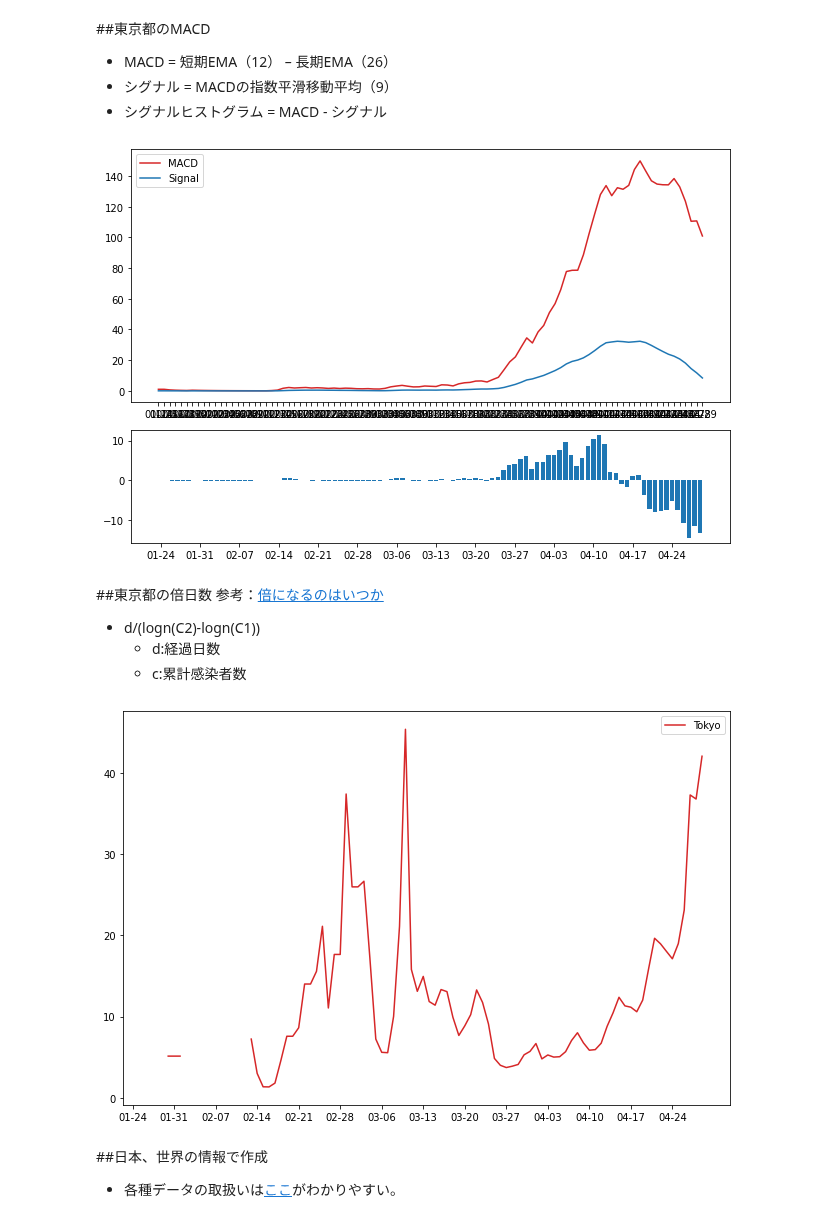
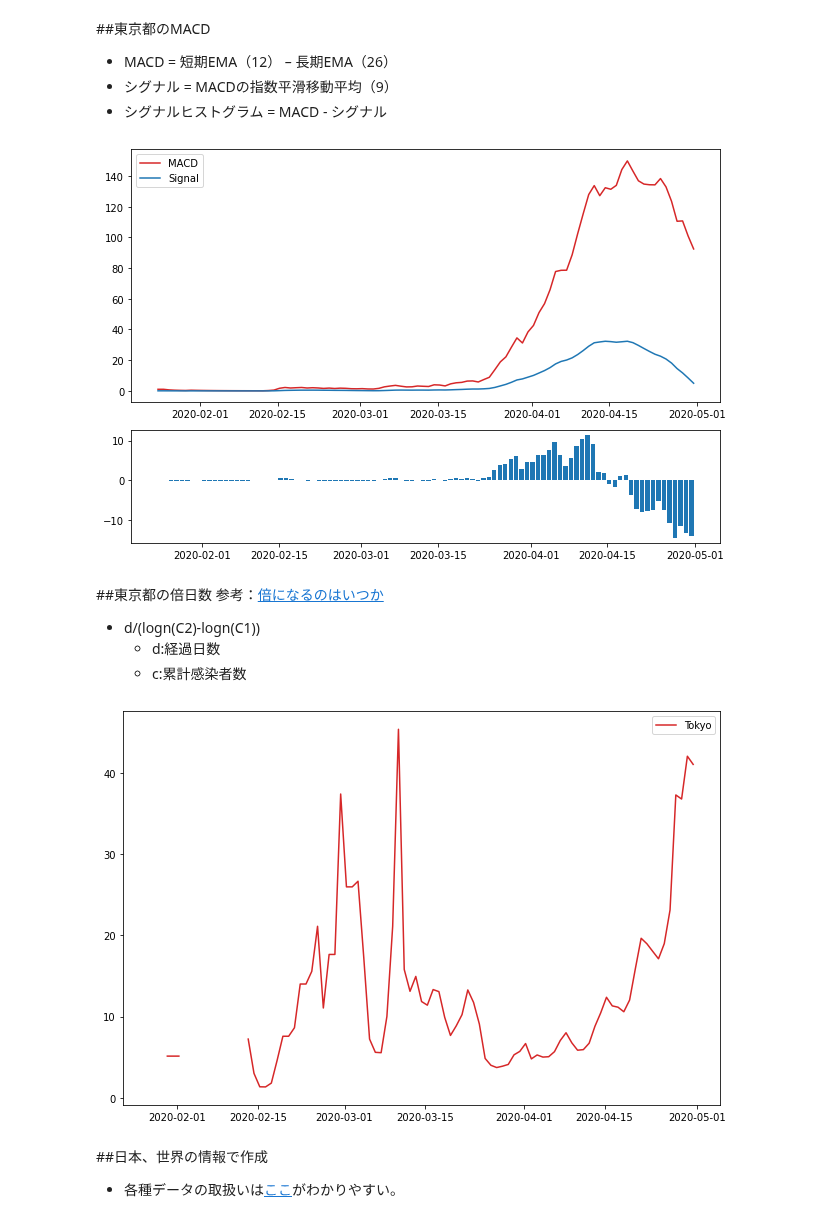
Before and after one commit to pekopeko1/covid-19, a Jupyter notebook: covid_19.ipynb, the cells around one changed output. Drawn from its saved outputs; the diff is of its cells as text; code cells hidden in the pictures.

```diff
--- a/covid_19.ipynb
+++ b/covid_19.ipynb
@@ -20,11 +20,12 @@ covid19_tokyo.json  100%[===================>]   1.15M  --.-KB/s    in 0.08s
 感染者情報は['patients_summary']['data']にある
 # %%
 import pandas as pd
+from dateutil.parser import parse
 data = pd.read_json('covid19_tokyo.json')
 date_data = []
 dc_data = []
 for i in range(len(data['patients_summary']['data'])):
-    date_data.append(data['patients_summary']['data'][i]['日付'][5:10])
+    date_data.append(parse(data['patients_summary']['data'][i]['日付']))
     dc_data.append(data['patients_summary']['data'][i]['小計'])
 print(date_data)
 print(dc_data)
@@ -89,16 +87,14 @@ macdhist_data = list(np.array(macd_data) - np.array(signal_data))
 # %%
 fig = plt.figure(figsize=(9,6))
 ax1 = plt.subplot2grid((3,1), (0,0), rowspan=2)
 ax2 = plt.subplot2grid((3,1), (2,0))
 ax1.plot(date_data, ema12_data, c='C3', mew='3', label='MACD')
 ax1.plot(date_data, signal_data, c='C0', mew='3', label='Signal')
 ax1.legend()
 ax2.bar(date_data, macdhist_data)
-ticks = 7
-plt.xticks(range(0, len(date_data), ticks), date_data[::ticks])
 fig.tight_layout()
 # %% [output]
-[figure, old version]
+[figure, new version]
 # %% [markdown]
 ##東京都の倍日数
 参考：[倍になるのはいつか](https://note.com/ogatahisato/n/nc72e01b64a7c)
@@ -129,11 +125,9 @@ def cumsumlist(closeList=[]):
 fig = plt.figure(figsize=(9,6))
 plt.plot(date_data, get_increase_pace(cumsumlist(dc_data)), c='C3', mew='3', label='Tokyo')
 plt.legend()
-ticks = 7
-plt.xticks(range(0, len(date_data), ticks), date_data[::ticks])
 fig.tight_layout()
 # %% [output]
-[figure, old version]
+[figure, new version]
 # %% [markdown]
 ##日本、世界の情報で作成
 * 各種データの取扱いは[ここ](https://oku.edu.mie-u.ac.jp/~okumura/python/COVID-19.html)がわかりやすい。
```
Also changed, not shown: parts of 6 cells of this notebook.
